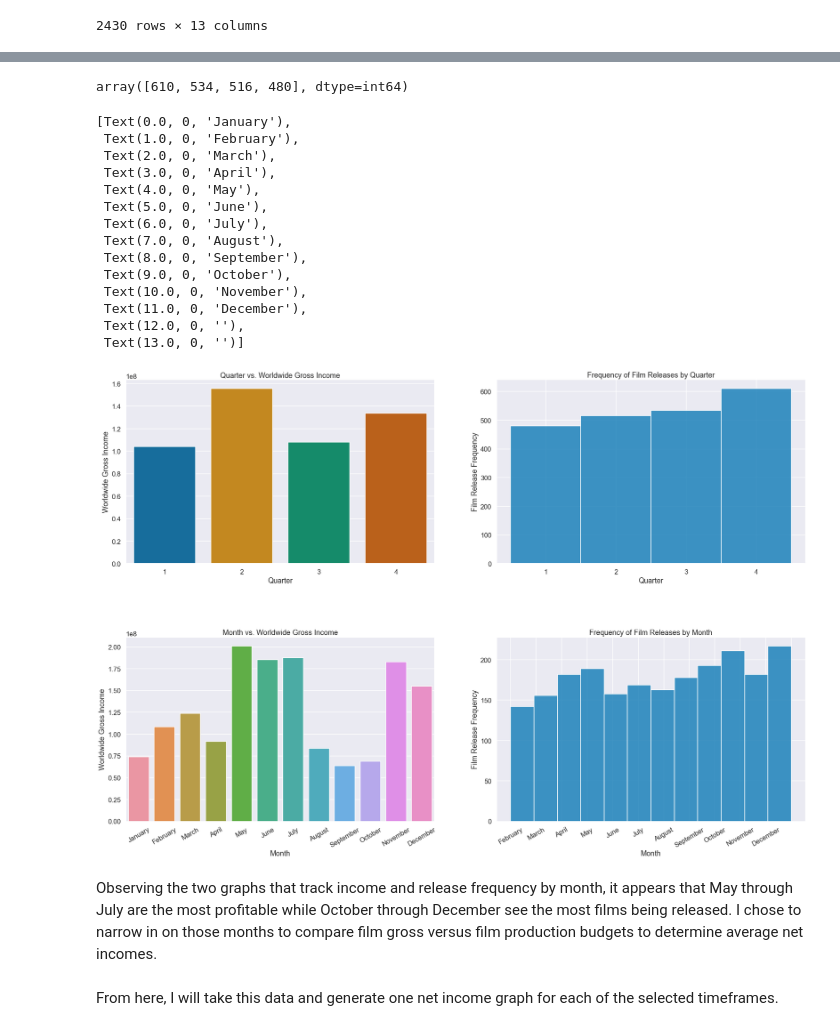
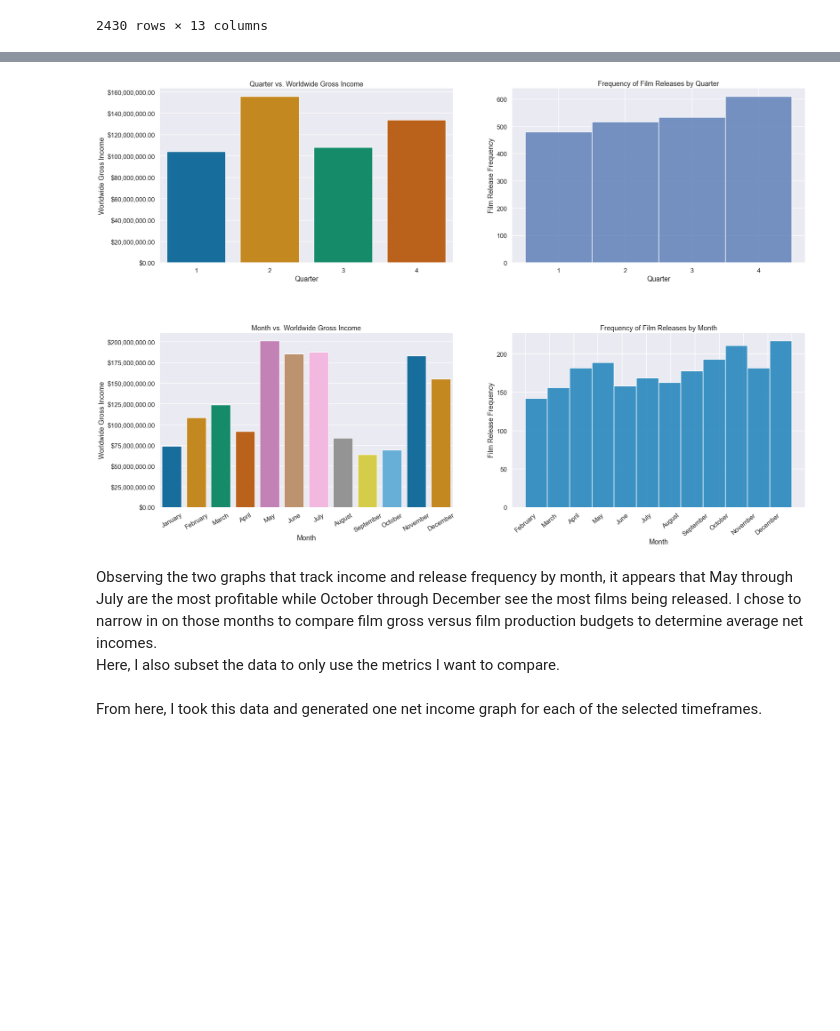
Before and after one commit to learn-co-curriculum/dsc-phase-1-project, a Jupyter notebook: svitlana-eda-notebook.ipynb, the cells around one changed output, grey strips where cells are left out. Drawn from its saved outputs; the diff is of its cells as text; code cells hidden in the pictures; blank space fills up the shorter version.

```diff
--- a/svitlana-eda-notebook.ipynb
+++ b/svitlana-eda-notebook.ipynb
@@ -437,17 +373,16 @@ worldwidegross_m
-# %%
-recent_movie_budgets['q'].value_counts().values
-# %% [output]
-array([610, 534, 516, 480], dtype=int64)
 # %%
 #seaborn visualization of quarters versus worldwide_gross
 
 fig, axes = plt.subplots( 2, 2, figsize = (30,20))
-sns.set_palette('colorblind')
+sns.set_theme()
 sns.set_context('talk')
 plt.subplots_adjust(hspace = .4)
 
-#hardcode for xtick labels
-month_labels = ['January', 'February', 'March', 'April','May', 'June', 'July', 'August', 'September', 'October', 'November', 'December']
+#setting y axis formatting to include $ and comma-separation
+formatter = ticker.FuncFormatter(lambda x, p: '${:,.2f}'.format(x))
+
+#hardcode for label strings
+month_labels = ['January', 'February', 'March', 'April','May', 'June', 'July', 'August', 'September', 'October', 'November',  'December']
 
 #x and y values for gross income plots
 #x values
@@ -456,58 +391,52 @@ months = worldwidegross_m.index
 #y values
 worldwidegross_quarters = worldwidegross_q['cleaned_ww_gross']
 worldwidegross_months = worldwidegross_m['cleaned_ww_gross']
+
 
 #x and data values for frequency plots
 #x values
 quarters_freq = recent_movie_budgets['q']
 months_freq = recent_movie_budgets['release_month']
 
 #data values
 release_frequency_q = recent_movie_budgets['q'].value_counts()
 release_frequency_m = recent_movie_budgets['release_month'].value_counts()
 
 
+
 #Plot 1 [0,0]
-sns.barplot(ax = axes[0,0], x = annual_quarters, y = worldwidegross_quarters)
+sns.barplot(ax = axes[0,0], x = annual_quarters, y = worldwidegross_quarters, palette = 'colorblind')
 axes[0,0].set(xlabel="Quarter", ylabel="Worldwide Gross Income")
 axes[0,0].set_title("Quarter vs. Worldwide Gross Income")
+axes[0,0].yaxis.set_major_formatter(formatter)
+
 
 #Plot 2 [0,1]
 sns.histplot(ax = axes[0,1], data = release_frequency_q, x = quarters_freq, bins = 4)
 axes[0,1].set_title("Frequency of Film Releases by Quarter")
 axes[0,1].set(xlabel = "Quarter", ylabel = "Film Release Frequency")
 
 #Plot 3 [1,0]
-sns.barplot(ax = axes[1,0], x = months, y = worldwidegross_months)
+sns.barplot(ax = axes[1,0], x = months, y = worldwidegross_months, palette = 'colorblind')
+sns.set_palette('colorblind')
 axes[1,0].set(xlabel="Month", ylabel="Worldwide Gross Income")
 axes[1,0].set_title("Month vs. Worldwide Gross Income")
 axes[1,0].set_xticklabels(month_labels, rotation = 30)
+axes[1,0].yaxis.set_major_formatter(formatter)
+
 
 #Plot 4 [1,1]
-sns.histplot(ax = axes[1,1], data = release_frequency_m , x = months_freq, bins = 12)
+sns.histplot(ax = axes[1,1], data = release_frequency_m , x = months_freq , bins = 12)
 axes[1,1].set_title("Frequency of Film Releases by Month")
 axes[1,1].set(xlabel = "Month", ylabel = "Film Release Frequency")
 axes[1,1].xaxis.set_major_locator(ticker.MultipleLocator(1))
 axes[1,1].xaxis.set_major_formatter(ticker.ScalarFormatter())
-axes[1,1].set_xticklabels(month_labels, rotation = 30)
+axes[1,1].set_xticklabels(month_labels, rotation = 40);
 # %% [output]
-[Text(0.0, 0, 'January'),
- Text(1.0, 0, 'February'),
- Text(2.0, 0, 'March'),
- Text(3.0, 0, 'April'),
- Text(4.0, 0, 'May'),
- Text(5.0, 0, 'June'),
- Text(6.0, 0, 'July'),
- Text(7.0, 0, 'August'),
- Text(8.0, 0, 'September'),
- Text(9.0, 0, 'October'),
- Text(10.0, 0, 'November'),
- Text(11.0, 0, 'December'),
- Text(12.0, 0, ''),
- Text(13.0, 0, '')]
-[figure, old version]
+[figure, new version]
 # %% [markdown]
 Observing the two graphs that track income and release frequency by month, it appears that May through July are the most profitable while October through December see the most films being released. I chose to narrow in on those months to compare film gross versus film production budgets to determine average net incomes.
+Here, I also subset the data to only use the metrics I want to compare.
 # %%
 ##subsets of movie_budgets grouped by season to isolate only net_income mean
 
@@ -519,7 +448,7 @@ summer_budgets = summer_budgets[['release_month','net_income']].groupby('release
 fall_budgets = recent_movie_budgets.loc[(recent_movie_budgets['release_month']).isin([10,11,12])]
 fall_budgets = fall_budgets[['release_month','net_income']].groupby('release_month').mean()
 # %% [markdown]
-From here, I will take this data and generate one net income graph for each of the selected timeframes.
+From here, I took this data and generated one net income graph for each of the selected timeframes.
 # %%
 #plotting two graphs to compare net_income for the selected months
 
```
Also changed, not shown: parts of 28 cells of this notebook, 1 other file.
